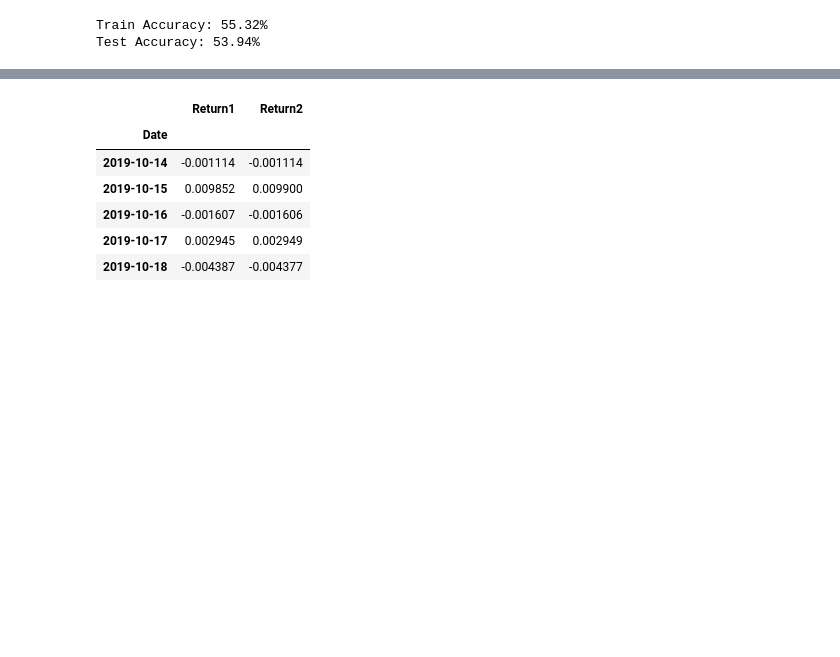
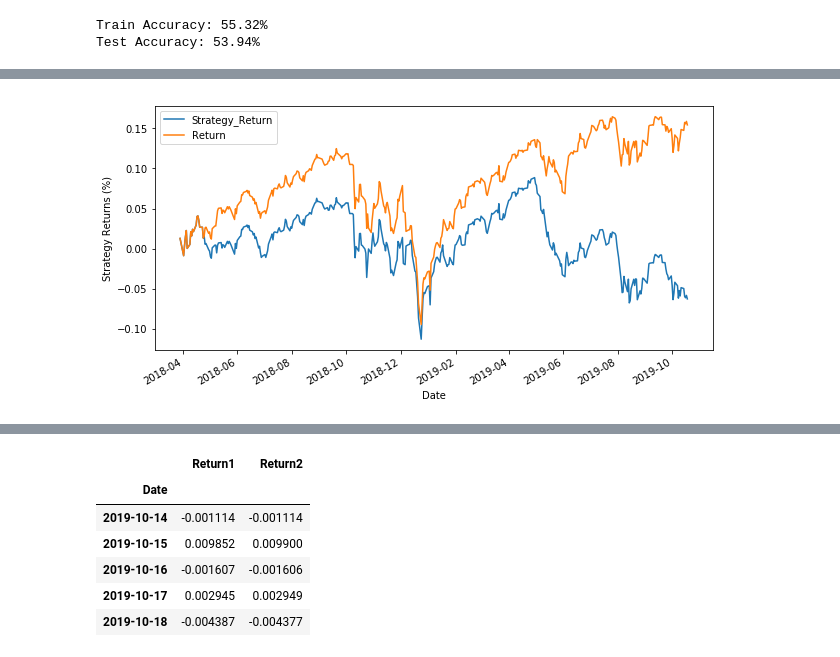
Before and after one commit to ferlucio2019/ejemplo2, a Jupyter notebook: primer_modelo.ipynb, the cells around one changed output, grey strips where cells are left out. Cells and saved outputs as stored; diff of their text form; code cells hidden in the pictures; blank space fills up the shorter version.

```diff
--- a/primer_modelo.ipynb
+++ b/primer_modelo.ipynb
@@ -143,3 +160,14 @@ Test Accuracy: 53.94%
+# %%
+# Calculate log returns
+    Df['Return'] = Df.Close.pct_change()
+    Df['Strategy_Return'] = Df.Return * Df.Predicted_Signal
+    Df.Strategy_Return.iloc[split:].cumsum().plot(figsize=(10,5))
+    Df.Return.iloc[split:].cumsum().plot(figsize=(10,5))
+    plt.legend(loc='upper left')
+    plt.ylabel("Strategy Returns (%)")
+    plt.show()
+# %% [output]
+[figure, added]
 # %%
 #Realiamos la predicción
     Df['Predicted_Signal'] = cls.predict(X)
```
Also changed, not shown: parts of 4 cells of this notebook.
